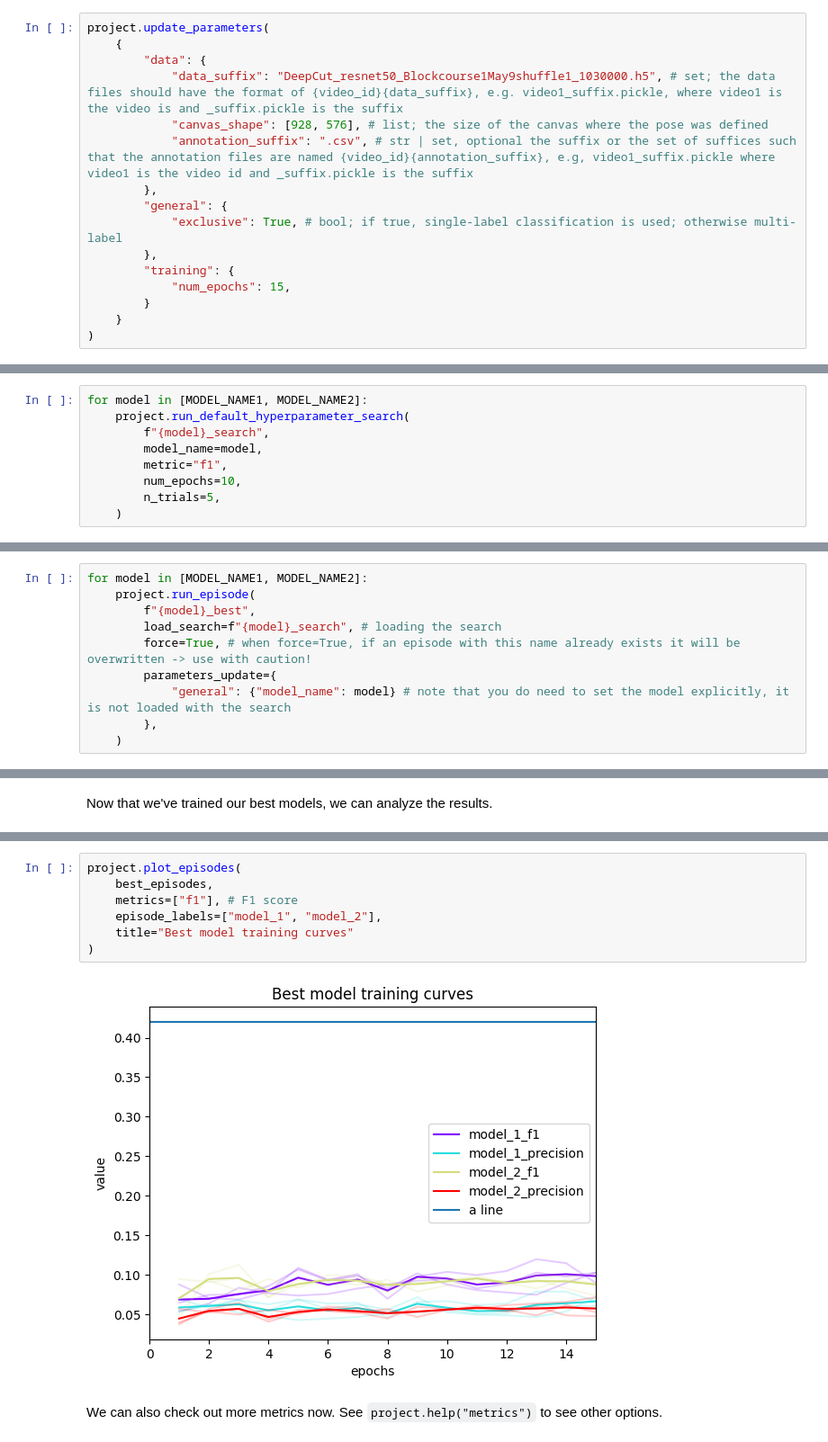
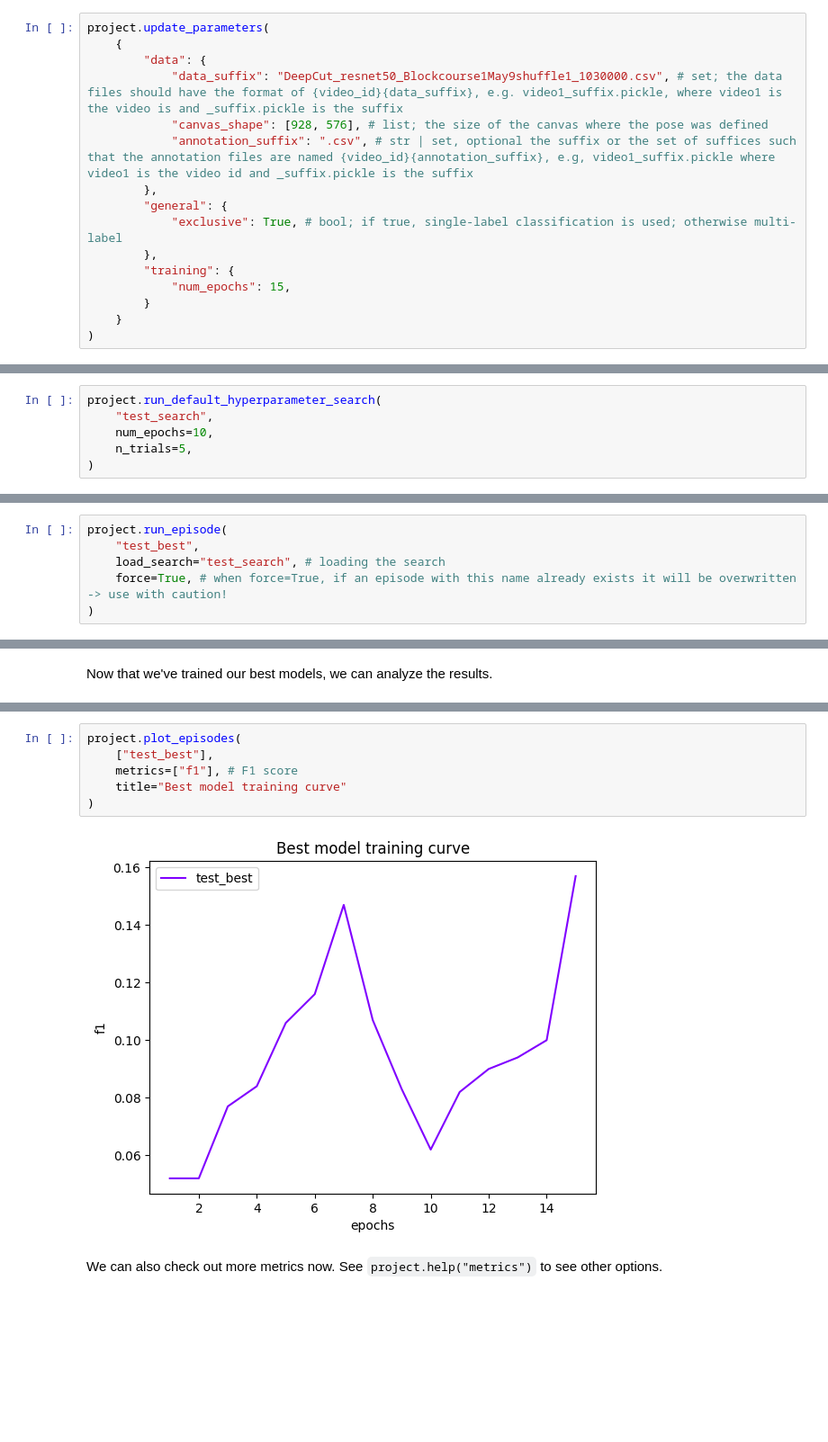
Before and after one commit to amathislab/DLC2action, a Jupyter notebook: examples/minimal_notebook.ipynb, the cells around one changed output, grey strips where cells are left out. Shown at 90% size. Cells and saved outputs as stored; diff of their text form; blank space fills up the shorter version.

Commit message:
adapt minimal notebook to OFT data

```diff
--- a/examples/minimal_notebook.ipynb
+++ b/examples/minimal_notebook.ipynb
@@ -106,7 +110,7 @@ We will also set the number of epochs here. Normally the default should be fine
 project.update_parameters(
     {
         "data": {
-            "data_suffix": "DeepCut_resnet50_Blockcourse1May9shuffle1_1030000.h5", # set; the data files should have the format of {video_id}{data_suffix}, e.g. video1_suffix.pickle, where video1 is the video is and _suffix.pickle is the suffix
+            "data_suffix": "DeepCut_resnet50_Blockcourse1May9shuffle1_1030000.csv", # set; the data files should have the format of {video_id}{data_suffix}, e.g. video1_suffix.pickle, where video1 is the video is and _suffix.pickle is the suffix
             "canvas_shape": [928, 576], # list; the size of the canvas where the pose was defined
             "annotation_suffix": ".csv", # str | set, optional the suffix or the set of suffices such that the annotation files are named {video_id}{annotation_suffix}, e.g, video1_suffix.pickle where video1 is the video id and _suffix.pickle is the suffix
         },
@@ -136,9 +132,0 @@ The easiest way to find a good set of hyperparameters for your data is to run `p
-# %%
-for model in [MODEL_NAME1, MODEL_NAME2]:
-    project.run_default_hyperparameter_search(
-        f"{model}_search",
-        model_name=model,
-        metric="f1",
-        num_epochs=10,
-        n_trials=5,
-    )
@@ -166,0 +133,6 @@ KeyError: 'Requested level (scorer) does not match index name (None)'
+# %%
+project.run_default_hyperparameter_search(
+    "test_search",
+    num_epochs=10,
+    n_trials=5,
+)
@@ -169,13 +215,9 @@ KeyError: 'Requested level (scorer) does not match index name (None)'
 # %% [markdown]
 Now we can train models with the best hyperparameters.
 # %%
-for model in [MODEL_NAME1, MODEL_NAME2]:
-    project.run_episode(
-        f"{model}_best",
-        load_search=f"{model}_search", # loading the search
-        force=True, # when force=True, if an episode with this name already exists it will be overwritten -> use with caution!
-        parameters_update={
-            "general": {"model_name": model} # note that you do need to set the model explicitly, it is not loaded with the search
-        },
-    )
+project.run_episode(
+    "test_best",
+    load_search="test_search", # loading the search
+    force=True, # when force=True, if an episode with this name already exists it will be overwritten -> use with caution!
+)
 # %% [output]
@@ -288,12 +266,11 @@ best_episodes = [f"{model}_best" for model in [MODEL_NAME1, MODEL_NAME2]]
 # %%
 project.plot_episodes(
-    best_episodes,
+    ["test_best"],
     metrics=["f1"], # F1 score
-    episode_labels=["model_1", "model_2"],
-    title="Best model training curves"
+    title="Best model training curve"
 )
 # %% [output]
-[figure, old version]
+[figure, new version]
 # %% [markdown]
 We can also check out more metrics now. See `project.help("metrics")` to see other options.
 # %%
```
Also changed, not shown: parts of 13 cells of this notebook.
